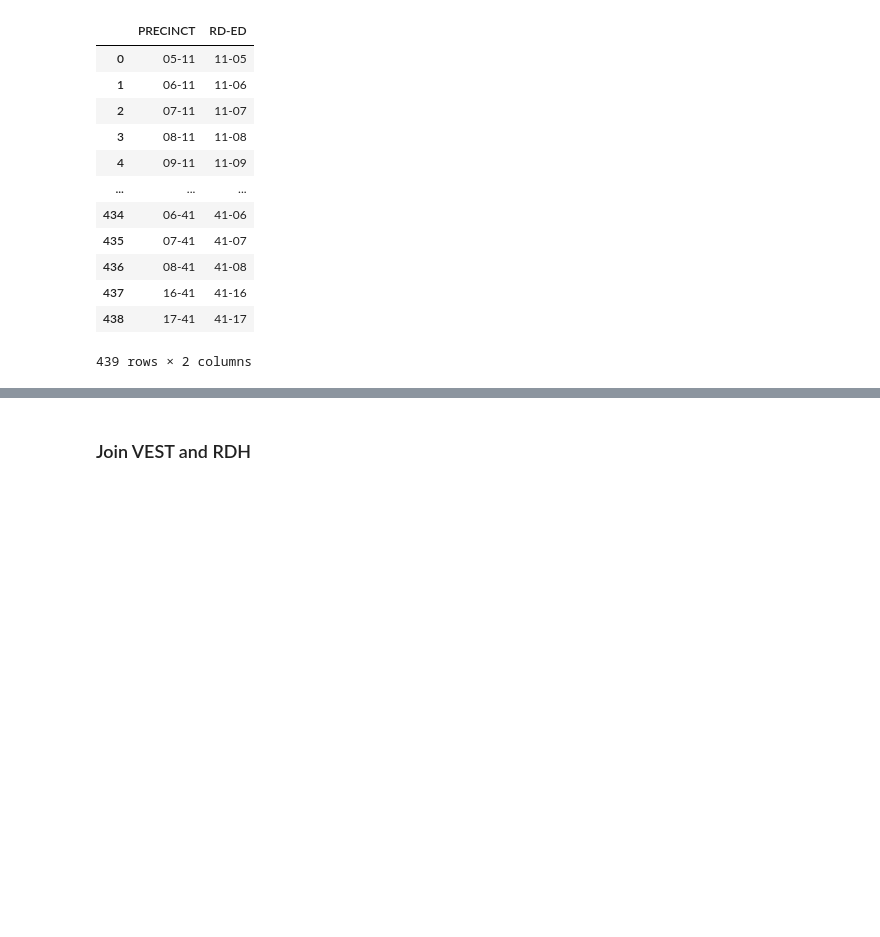
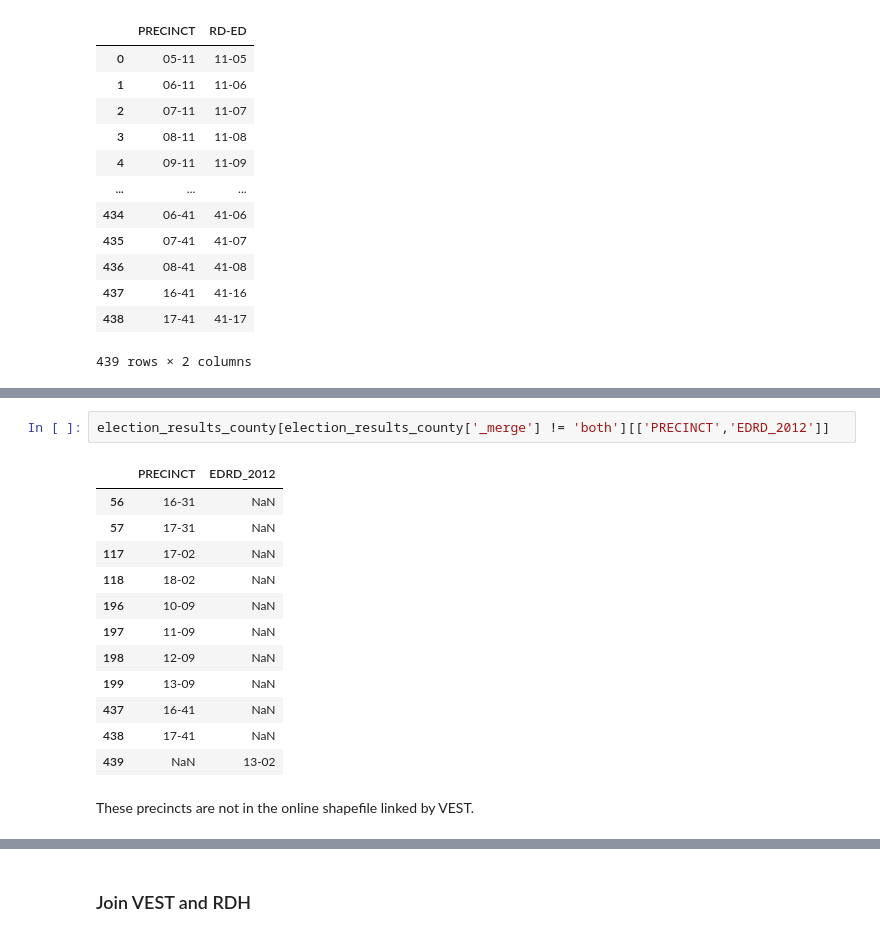
Before and after one commit to nonpartisan-redistricting-datahub/pdv-de, a Jupyter notebook: vest-de-2020/vest-de-2020-validation.ipynb, the cells around one changed output, grey strips where cells are left out. Saved outputs shown, nothing was run; the diff lists cells and outputs as text; blank space fills up the shorter version.

```diff
--- a/vest-de-2020/vest-de-2020-validation.ipynb
+++ b/vest-de-2020/vest-de-2020-validation.ipynb
@@ -366,0 +403,17 @@ election_results[['PRECINCT','RD-ED']]
+# %%
+election_results_county[election_results_county['_merge'] != 'both'][['PRECINCT','EDRD_2012']]
+# %% [output]
+|  | PRECINCT | EDRD_2012 |
+| 56 | 16-31 | NaN |
+| 57 | 17-31 | NaN |
+| 117 | 17-02 | NaN |
+| 118 | 18-02 | NaN |
+| 196 | 10-09 | NaN |
+| 197 | 11-09 | NaN |
+| 198 | 12-09 | NaN |
+| 199 | 13-09 | NaN |
+| 437 | 16-41 | NaN |
+| 438 | 17-41 | NaN |
+| 439 | NaN | 13-02 |
+# %% [markdown]
+These precincts are not in the online shapefile linked by VEST.
```
Also changed, not shown: parts of 9 cells of this notebook.
